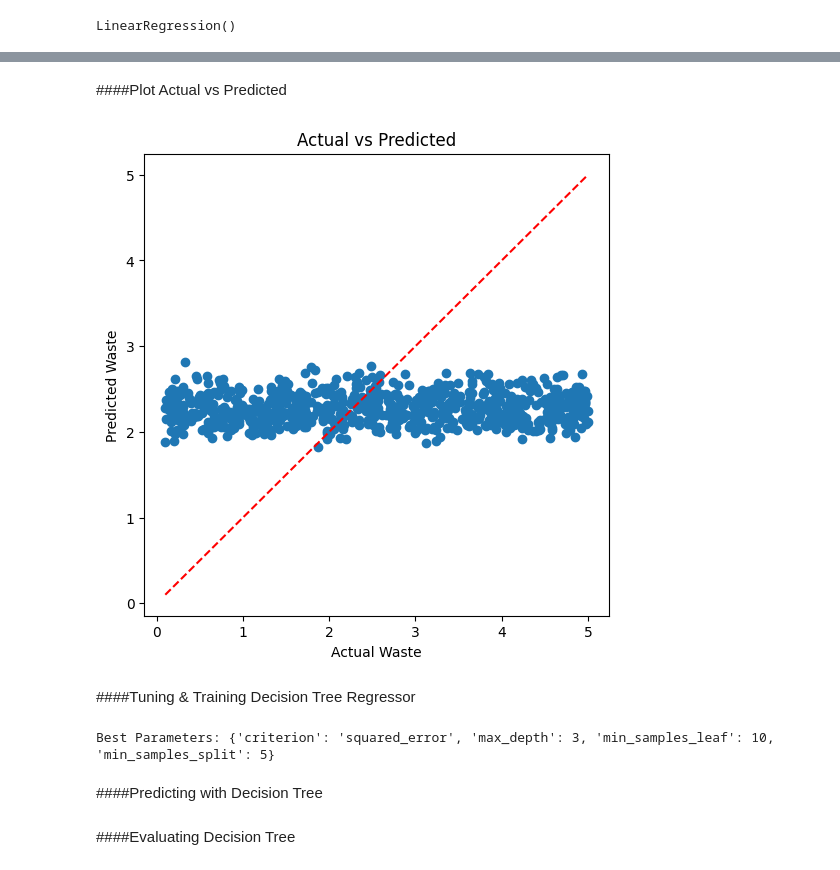
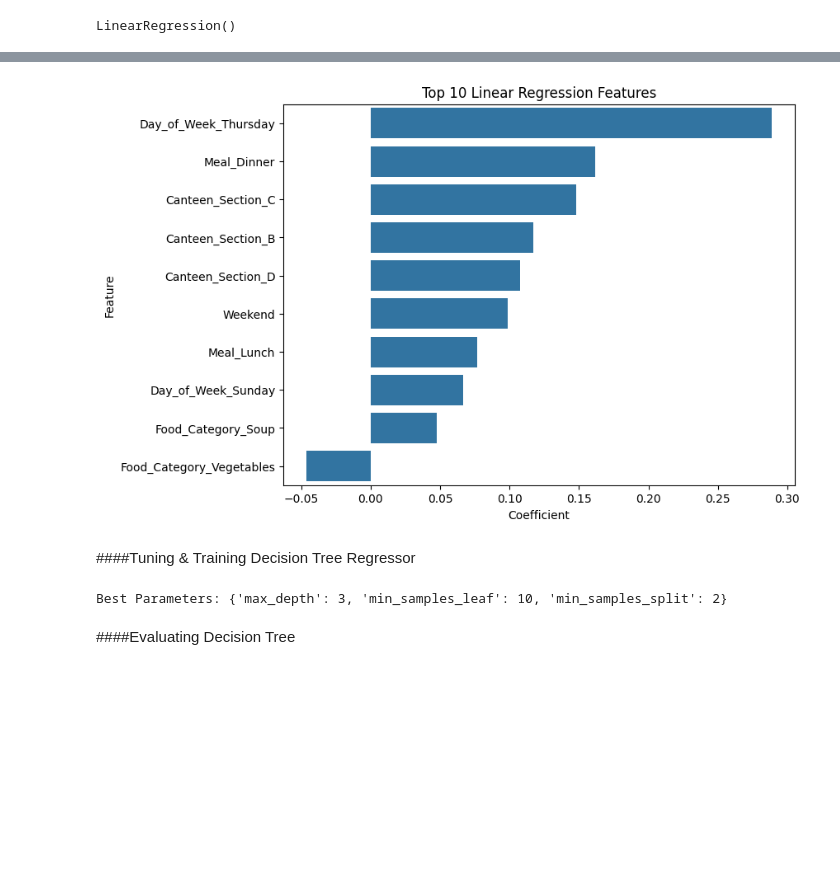
Before and after one commit to sasasaee/ml-project, a Jupyter notebook: canteen_model_training.ipynb, the cells around one changed output, grey strips where cells are left out. Drawn from its saved outputs; the diff is of its cells as text; code cells hidden in the pictures; blank space fills up the shorter version.

```diff
--- a/canteen_model_training.ipynb
+++ b/canteen_model_training.ipynb
@@ -82,0 +72,3 @@ Target Shape: (2600,)
+# %%
+X = X.astype(int)
+X.head()
@@ -103,7 +129,10 @@ Testing Target: (780,)
 # %% [markdown]
 ####Training Linear Regression
 # %%
-model_lr = LinearRegression()
-model_lr.fit(X_train, y_train)
+lr_model = LinearRegression()
+lr_model.fit(
+    X_train,
+    y_train
+)
 # %% [output]
 LinearRegression()
@@ -161,8 +154,13 @@ Name: Waste_Weight_kg, dtype: float64
 # %%
-coef = pd.DataFrame({
+lr_importance = pd.DataFrame({
     "Feature": X.columns,
-    "Coefficient": model_lr.coef_
+    "Coefficient": lr_model.coef_
 })
 
-print(coef.sort_values(by="Coefficient", key=abs, ascending=False))
+lr_importance = lr_importance.sort_values(
+    by="Coefficient",
+    key=abs,
+    ascending=False
+)
+lr_importance
 # %% [output]
@@ -187,32 +184,31 @@ print(coef.sort_values(by="Coefficient", key=abs, ascending=False))
-# %% [markdown]
-####Plot Actual vs Predicted
-# %%
-plt.figure(figsize=(6,6))
-plt.scatter(y_test, y_pred_lr)
-plt.plot([y.min(), y.max()], [y.min(), y.max()], 'r--')
-plt.xlabel("Actual Waste")
-plt.ylabel("Predicted Waste")
-plt.title("Actual vs Predicted")
-plt.show()
-# %% [output]
-[figure, removed]
+# %%
+plt.figure(figsize=(8,6))
+sns.barplot(
+    data=lr_importance.head(10),
+    x="Coefficient",
+    y="Feature"
+)
+plt.title(
+    "Top 10 Linear Regression Features"
+)
+plt.show()
+# %% [output]
+[figure, added]
 # %% [markdown]
 ####Tuning & Training Decision Tree Regressor
 # %%
 from sklearn.model_selection import GridSearchCV
-
 tree_params = {
-    "criterion": ["squared_error", "absolute_error"],
-    "max_depth": [3, 4, 5, 6],
-    "min_samples_split": [5, 10, 15],
-    "min_samples_leaf": [2, 5, 10]
+    "max_depth": [3, 5, 7, 10, None],
+    "min_samples_split": [2, 5, 10],
+    "min_samples_leaf": [1, 5, 10]
 }
 
 tree_grid = GridSearchCV(
     DecisionTreeRegressor(random_state=42),
     param_grid=tree_params,
     cv=5,
-    scoring="neg_mean_absolute_error",
+    scoring="neg_mean_squared_error",
     n_jobs=-1,
 )
 
@@ -222,6 +218,4 @@ print("Best Parameters:", tree_grid.best_params_)
 
 tree_model = tree_grid.best_estimator_
 # %% [output]
-Best Parameters: {'criterion': 'squared_error', 'max_depth': 3, 'min_samples_leaf': 10, 'min_samples_split': 5}
+Best Parameters: {'max_depth': 3, 'min_samples_leaf': 10, 'min_samples_split': 2}
-# %% [markdown]
-####Predicting with Decision Tree
```
Also changed, not shown: parts of 47 cells of this notebook.
